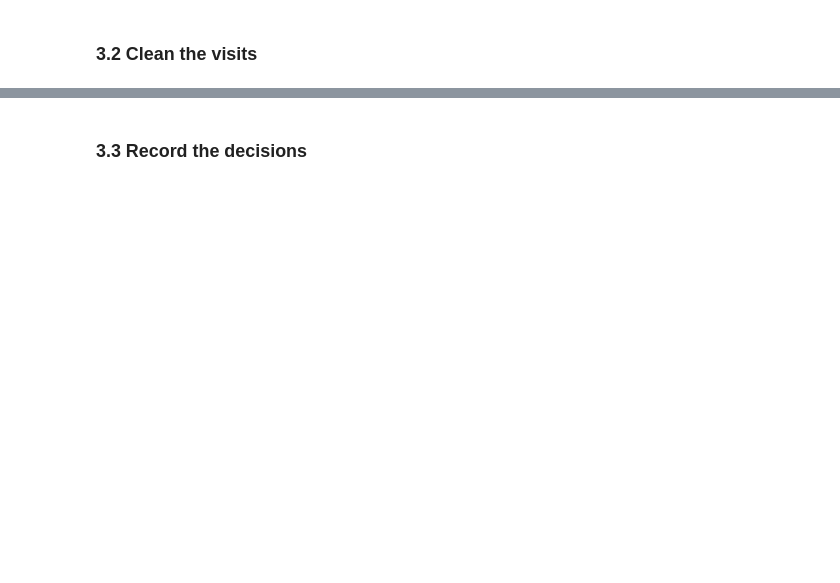
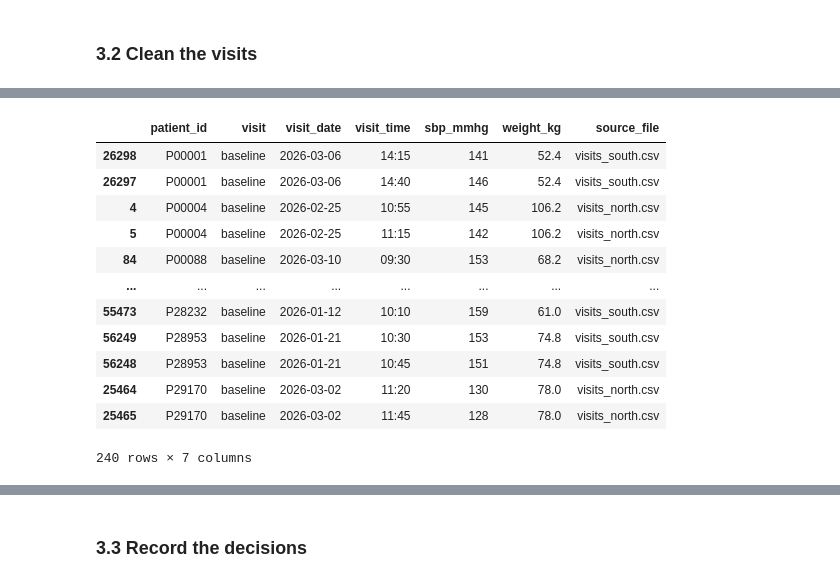
Before and after one commit to starlette-khim/ds217-26f-06, a Jupyter notebook: assignment.ipynb, the cells around one changed output, grey strips where cells are left out. Saved outputs shown, nothing was run; the diff lists cells and outputs as text; code cells hidden in the pictures; blank space fills up the shorter version.

Commit message:
task 3: clean patients and visits, record decisions

```diff
--- a/assignment.ipynb
+++ b/assignment.ipynb
@@ -218,3 +283,18 @@ patients_clean = None
 # %%
 # TODO: build visits_clean from visits_raw.copy(deep=True) with steps 1 to 5 in README Task 3.2.
 visits_clean = None
+
+visits_clean = visits_raw.copy(deep=True)
+visits_clean = visits_clean.drop_duplicates(keep="first")
+
+display(visits_clean["visit"].value_counts())
+visits_clean["visit"] = visits_clean["visit"].str.strip().str.lower().map(VISIT_MAP)
+
+sbp = pd.to_numeric(visits_clean["sbp_mmhg"], errors="coerce")
+visits_clean["sbp_mmhg"] = sbp.where(sbp.between(70, 250)).astype("Int64")
+
+visits_clean["weight_kg"] = pd.to_numeric(visits_clean["weight_kg"], errors="coerce")
+
+exact_text = visits_clean["visit_date"].str.fullmatch(r"\d{4}-\d{2}-\d{2}")
+parsed = pd.to_datetime(visits_clean["visit_date"], format="%Y-%m-%d", errors="coerce")
+visits_clean["visit_date"] = parsed.where(exact_text)
@@ -221,5 +317,24 @@ visits_clean = None
 # %%
 # TODO: step 6, show the repeated patient_id and visit pairs, then keep the later reading.
+
+repeats = visits_clean[visits_clean.duplicated(subset=["patient_id", "visit"], keep=False)]
+display(repeats.sort_values(["patient_id", "visit", "visit_time"]))
+
+visits_clean = (visits_clean.sort_values("visit_time").drop_duplicates(subset=["patient_id", "visit"], keep="last"))
+# %% [output]
+|  | patient_id | visit | visit_date | visit_time | sbp_mmhg | weight_kg | source_file |
+| 26298 | P00001 | baseline | 2026-03-06 | 14:15 | 141 | 52.4 | visits_south.csv |
+| 26297 | P00001 | baseline | 2026-03-06 | 14:40 | 146 | 52.4 | visits_south.csv |
+| 4 | P00004 | baseline | 2026-02-25 | 10:55 | 145 | 106.2 | visits_north.csv |
+| 5 | P00004 | baseline | 2026-02-25 | 11:15 | 142 | 106.2 | visits_north.csv |
+| 84 | P00088 | baseline | 2026-03-10 | 09:30 | 153 | 68.2 | visits_north.csv |
+| ... | ... | ... | ... | ... | ... | ... | ... |
+| 55473 | P28232 | baseline | 2026-01-12 | 10:10 | 159 | 61.0 | visits_south.csv |
+| 56249 | P28953 | baseline | 2026-01-21 | 10:30 | 153 | 74.8 | visits_south.csv |
+| 56248 | P28953 | baseline | 2026-01-21 | 10:45 | 151 | 74.8 | visits_south.csv |
+| 25464 | P29170 | baseline | 2026-03-02 | 11:20 | 130 | 78.0 | visits_north.csv |
+| 25465 | P29170 | baseline | 2026-03-02 | 11:45 | 128 | 78.0 | visits_north.csv |
+240 rows × 7 columns
 # %%
 # TODO: step 7, sort, renumber, keep the six columns, then save the visits summary to
 # VISITS_SUMMARY_PATH (README Task 3.2).
```
Also changed, not shown: parts of 5 cells of this notebook, 4 other files.
